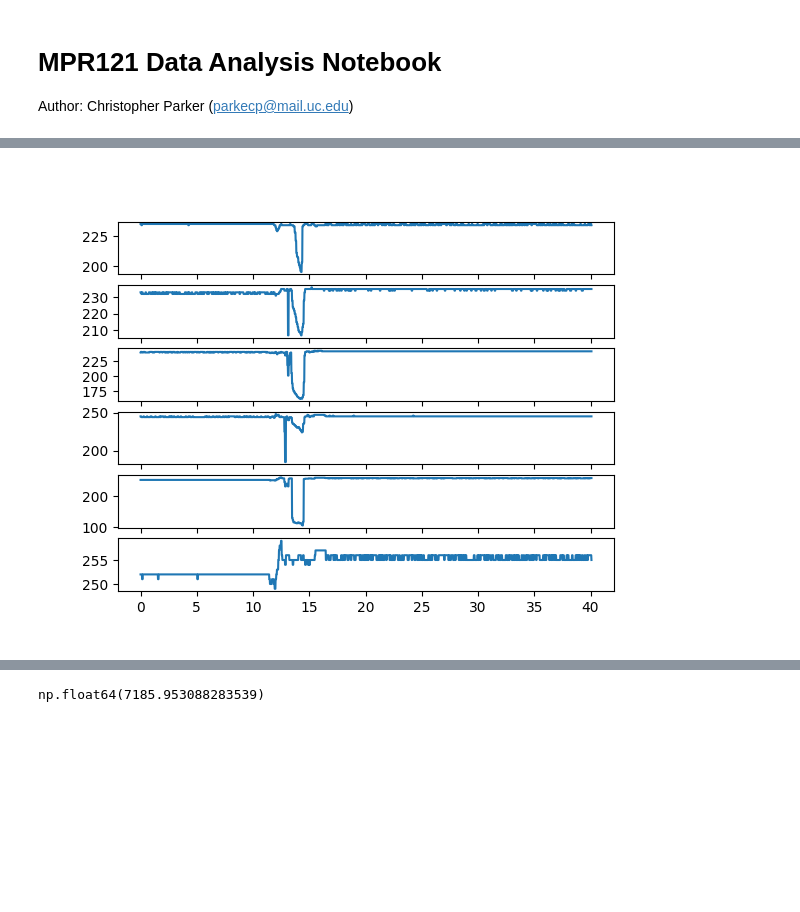
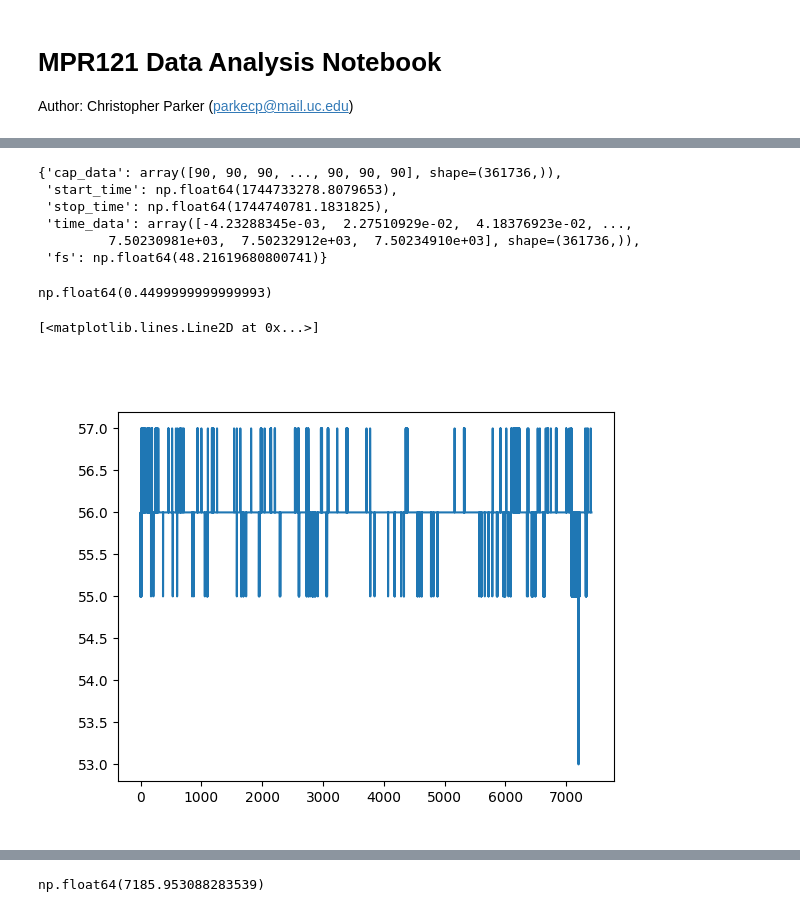
Before and after one commit to cparker-uc/Capacitive-Lick-Detection, a Jupyter notebook: MPR121_DataAnalysis.ipynb, the cells around one changed output, grey strips where cells are left out. Drawn from its saved outputs; the diff is of its cells as text; code cells hidden in the pictures; blank space fills up the shorter version.

```diff
--- a/MPR121_DataAnalysis.ipynb
+++ b/MPR121_DataAnalysis.ipynb
@@ -54,9 +50,30 @@ assert np.all([time_data[0,x] < time_data[0,x+1] for x in range(1999)])
+# %%
+board = 'board_1'
+sensor = 'sensor_10'
+time_data = data_dict[board][sensor]['time_data']
+cap_data = data_dict[board][sensor]['cap_data']
+fs = data_dict[board][sensor]['fs']
+if 'consumed_vol' in data_dict[board][sensor].keys():
+    consumed_vol = data_dict[board][sensor]['consumed_vol']
+# %%
+data_dict['board_1']['sensor_0']
+# %% [output]
+{'cap_data': array([90, 90, 90, ..., 90, 90, 90], shape=(361736,)),
+ 'start_time': np.float64(1744733278.8079653),
+ 'stop_time': np.float64(1744740781.1831825),
+ 'time_data': array([-4.23288345e-03,  2.27510929e-02,  4.18376923e-02, ...,
+         7.50230981e+03,  7.50232912e+03,  7.50234910e+03], shape=(361736,)),
+ 'fs': np.float64(48.21619680800741)}
+# %%
+consumed_vol
+# %% [output]
+np.float64(0.4499999999999993)
 # %%
 %matplotlib widget
-fig, axes = plt.subplots(nrows=6)
-for idx,ax in enumerate(axes):
-    ax.plot(time_data[idx,:], cap_data[idx,:])
+fig, axes = plt.subplots(nrows=1)
+axes.plot(time_data, cap_data)
 # %% [output]
+[<matplotlib.lines.Line2D at 0x...>]
-[figure, old version]
+[figure, new version]
 # %%
 import scipy
```
Also changed, not shown: parts of 8 cells of this notebook.
